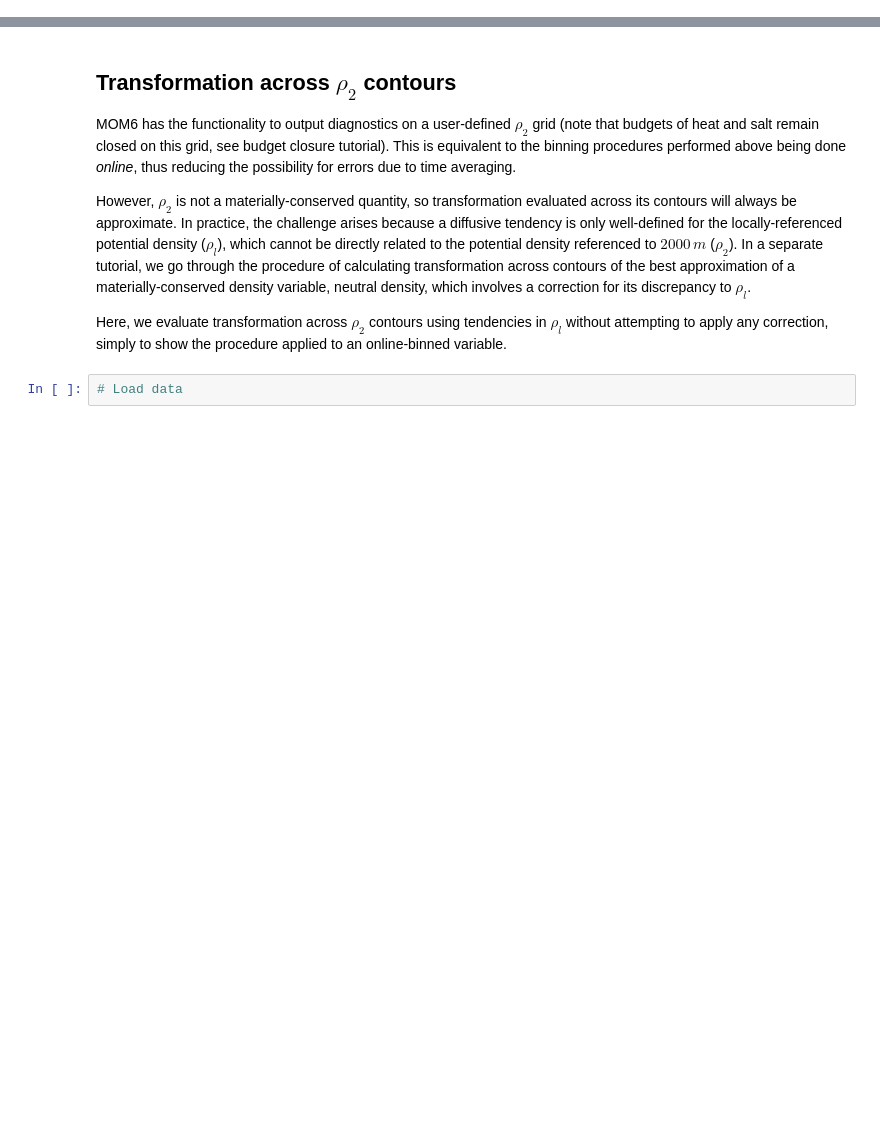
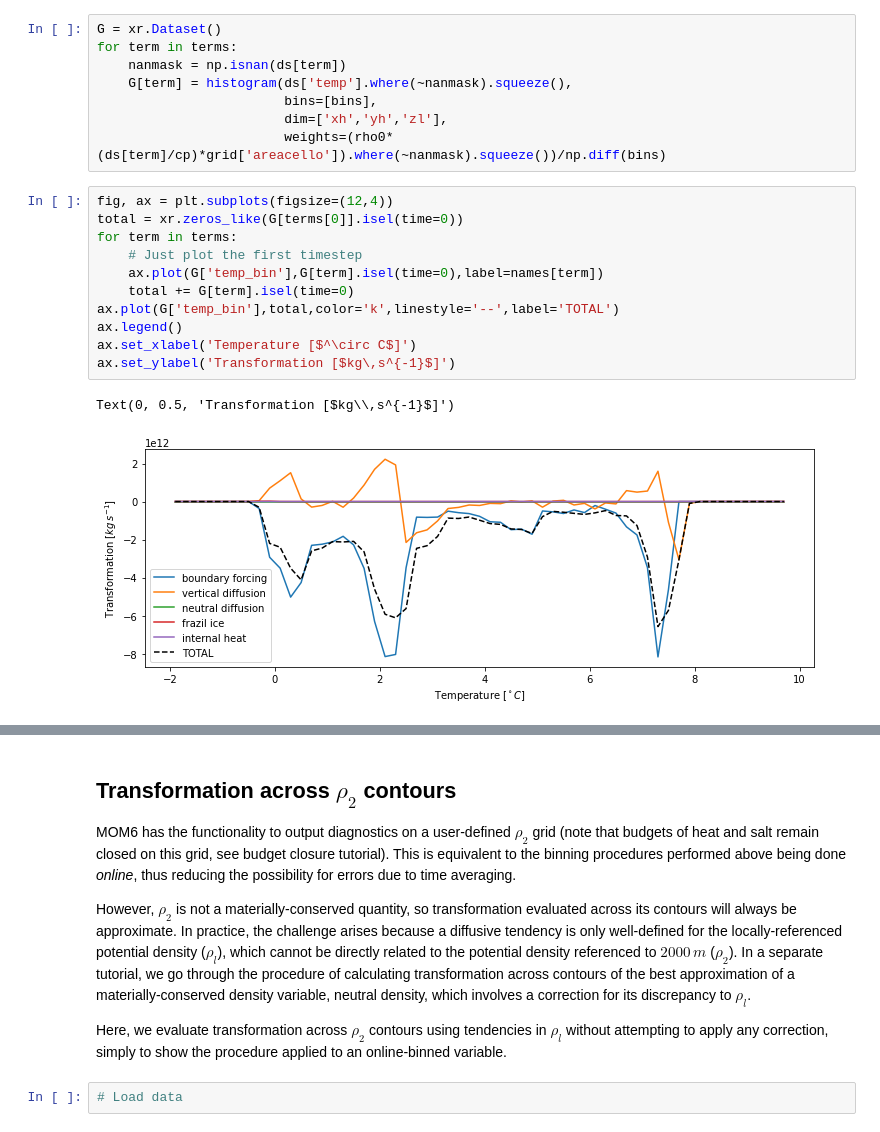
Before and after one commit to gmacgilchrist/wmt_bgc, a Jupyter notebook: notebooks/tutorial_wmt.ipynb, the cells around one changed output, grey strips where cells are left out. Drawn from its saved outputs; the diff is of its cells as text; blank space fills up the shorter version.

Commit message:
transform methor into wmt tutorial

```diff
--- a/notebooks/tutorial_wmt.ipynb
+++ b/notebooks/tutorial_wmt.ipynb
@@ -39,0 +74,22 @@ from xhistogram.xarray import histogram
+# %%
+G = xr.Dataset()
+for term in terms:
+    nanmask = np.isnan(ds[term])
+    G[term] = histogram(ds['temp'].where(~nanmask).squeeze(),
+                        bins=[bins],
+                        dim=['xh','yh','zl'],
+                        weights=(rho0*(ds[term]/cp)*grid['areacello']).where(~nanmask).squeeze())/np.diff(bins)
+# %%
+fig, ax = plt.subplots(figsize=(12,4))
+total = xr.zeros_like(G[terms[0]].isel(time=0))
+for term in terms:
+    # Just plot the first timestep
+    ax.plot(G['temp_bin'],G[term].isel(time=0),label=names[term])
+    total += G[term].isel(time=0)
+ax.plot(G['temp_bin'],total,color='k',linestyle='--',label='TOTAL')
+ax.legend()
+ax.set_xlabel('Temperature [$^\circ C$]')
+ax.set_ylabel('Transformation [$kg\,s^{-1}$]')
+# %% [output]
+Text(0, 0.5, 'Transformation [$kg\\,s^{-1}$]')
+[figure, added]
```
Also changed, not shown: parts of 15 cells of this notebook, 2 other files.
